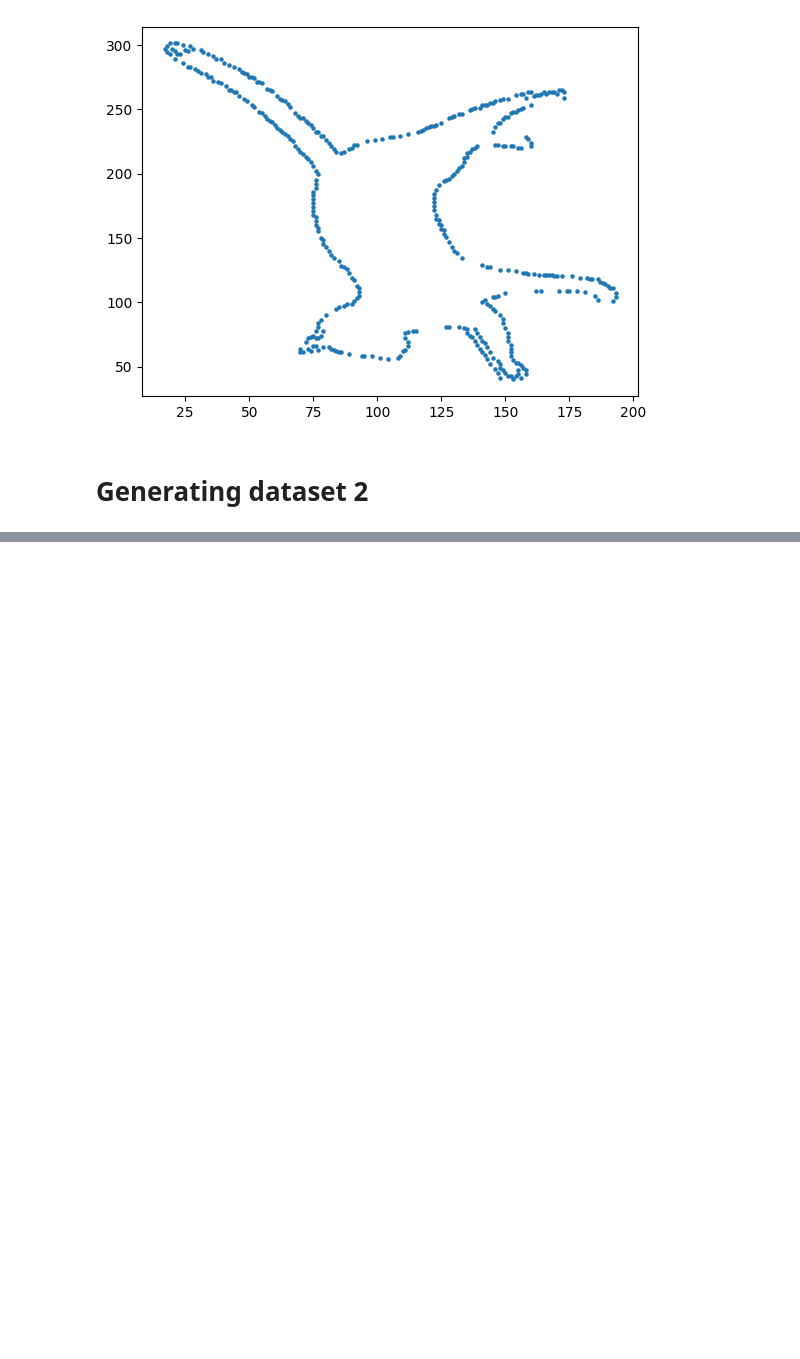
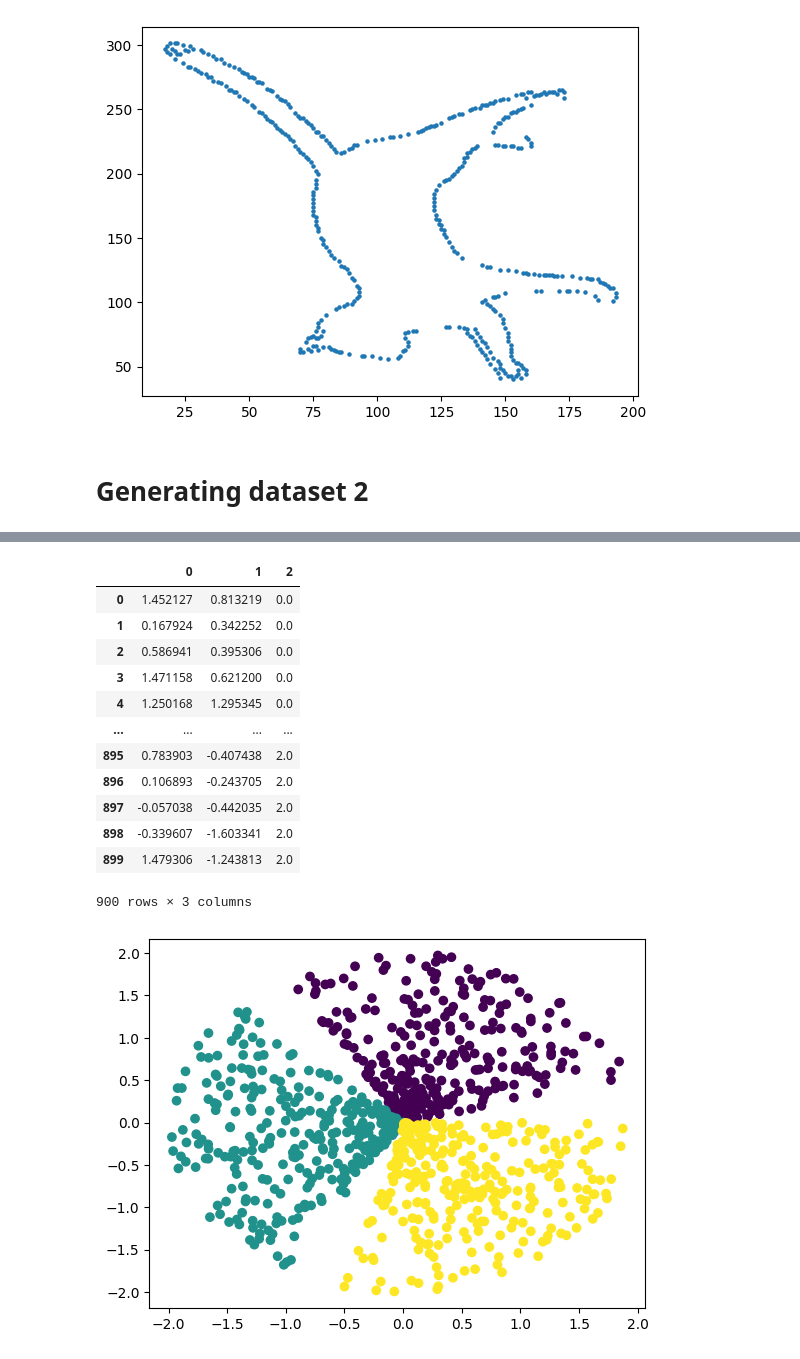
Before and after one commit to csjiet/KNN-teaching, a Jupyter notebook: create_dataset.ipynb, the cells around one changed output, grey strips where cells are left out. Saved outputs shown, nothing was run; the diff lists cells and outputs as text; code cells hidden in the pictures; blank space fills up the shorter version.

```diff
--- a/create_dataset.ipynb
+++ b/create_dataset.ipynb
@@ -147,0 +167,42 @@ df2.to_csv("radioactive.csv", index=None, header = ['x', 'y', 'class'])
+# %%
+dp_circle_a = np.array(rand_circle(2, 0, 0, 1/12, 120/180, 300)).T
+dp_circle_b = np.array(rand_circle(2, 0, 0, 135/180, 240/180, 300)).T
+dp_circle_c = np.array(rand_circle(2, 0, 0, 255/180, 2, 300)).T
+# Each piece 105 degree, 15 stride
+
+dp_circle_temp = np.append(dp_circle_a, dp_circle_b, axis = 0)
+dp_circle_result = np.append(dp_circle_temp, dp_circle_c, axis = 0)
+
+
+dp_circle_a_class = np.full((len(dp_circle_a), 1), 0, dtype = int)
+dp_circle_b_class = np.full((len(dp_circle_b), 1), 1, dtype = int)
+dp_circle_c_class = np.full((len(dp_circle_c), 1), 2, dtype = int)
+
+dp_circle_class_temp = np.append(dp_circle_a_class, dp_circle_b_class, axis = 0)
+dp_circle_class_result = np.append(dp_circle_class_temp, dp_circle_c_class, axis = 0)
+
+dp_circle_final_result = np.append(dp_circle_result, dp_circle_class_result, axis = 1)
+
+dp_circle_transpose_final_result = dp_circle_final_result.T
+
+plt.scatter(dp_circle_transpose_final_result[0], dp_circle_transpose_final_result[1], c = dp_circle_transpose_final_result[2])
+
+df2 = pd.DataFrame(dp_circle_final_result)
+display(df2)
+
+df2.to_csv("radioactive2.csv", index=None, header = ['x', 'y', 'class'])
+# %% [output]
+|  | 0 | 1 | 2 |
+| 0 | 1.452127 | 0.813219 | 0.0 |
+| 1 | 0.167924 | 0.342252 | 0.0 |
+| 2 | 0.586941 | 0.395306 | 0.0 |
+| 3 | 1.471158 | 0.621200 | 0.0 |
+| 4 | 1.250168 | 1.295345 | 0.0 |
+| ... | ... | ... | ... |
+| 895 | 0.783903 | -0.407438 | 2.0 |
+| 896 | 0.106893 | -0.243705 | 2.0 |
+| 897 | -0.057038 | -0.442035 | 2.0 |
+| 898 | -0.339607 | -1.603341 | 2.0 |
+| 899 | 1.479306 | -1.243813 | 2.0 |
+900 rows × 3 columns
+[figure, added]
```
Also changed, not shown: parts of 5 cells of this notebook, 4 other files.
